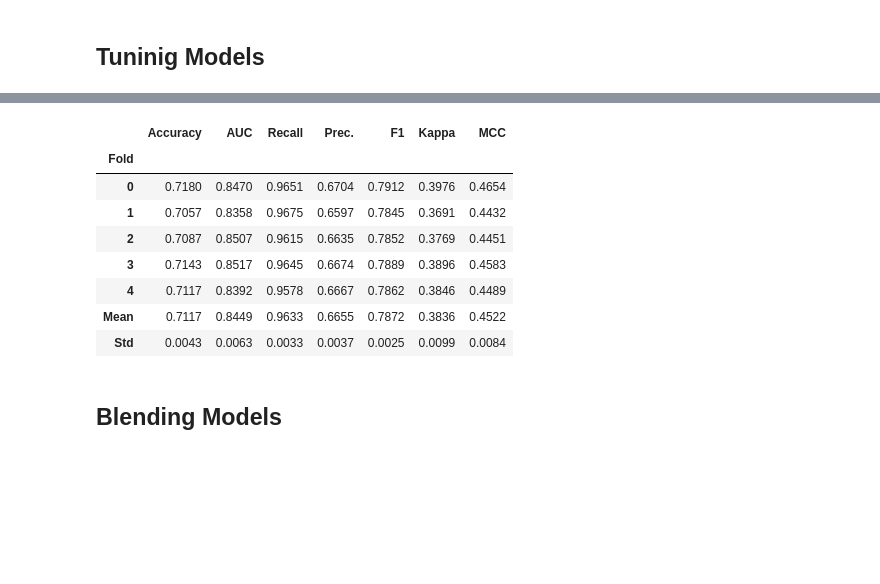
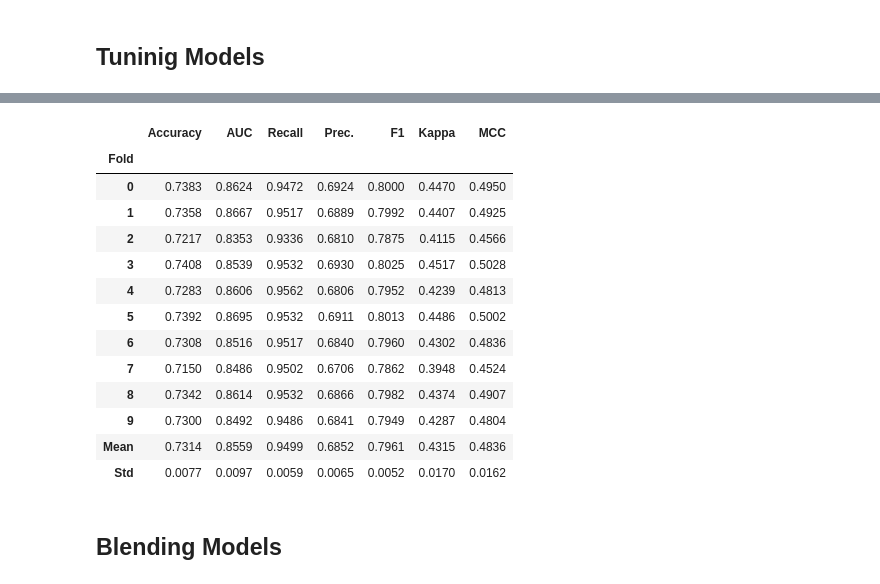
Before and after one commit to Bae-hong-seob/Dacon-SWuniversity-competition, a Jupyter notebook: Dolphin/base_pycaret.ipynb, the cells around one changed output, grey strips where cells are left out. Saved outputs shown, nothing was run; the diff lists cells and outputs as text; code cells hidden in the pictures; blank space fills up the shorter version.

```diff
--- a/Dolphin/base_pycaret.ipynb
+++ b/Dolphin/base_pycaret.ipynb
@@ -738,15 +763,20 @@ model_lgbm = tune_model(model_lgbm, fold=5, optimize = 'AUC', choose_better = Tr
 # %%
-model_xgb = tune_model(model_xgb, fold=5, optimize = 'AUC', choose_better = True)
+model_xgb = tune_model(model_xgb, search_library = 'optuna', optimize = 'AUC')
 # %% [output]
 |  | Accuracy | AUC | Recall | Prec. | F1 | Kappa | MCC |
 | Fold |  |  |  |  |  |  |  |
-| 0 | 0.7180 | 0.8470 | 0.9651 | 0.6704 | 0.7912 | 0.3976 | 0.4654 |
-| 1 | 0.7057 | 0.8358 | 0.9675 | 0.6597 | 0.7845 | 0.3691 | 0.4432 |
-| 2 | 0.7087 | 0.8507 | 0.9615 | 0.6635 | 0.7852 | 0.3769 | 0.4451 |
-| 3 | 0.7143 | 0.8517 | 0.9645 | 0.6674 | 0.7889 | 0.3896 | 0.4583 |
-| 4 | 0.7117 | 0.8392 | 0.9578 | 0.6667 | 0.7862 | 0.3846 | 0.4489 |
-| Mean | 0.7117 | 0.8449 | 0.9633 | 0.6655 | 0.7872 | 0.3836 | 0.4522 |
-| Std | 0.0043 | 0.0063 | 0.0033 | 0.0037 | 0.0025 | 0.0099 | 0.0084 |
+| 0 | 0.7383 | 0.8624 | 0.9472 | 0.6924 | 0.8000 | 0.4470 | 0.4950 |
+| 1 | 0.7358 | 0.8667 | 0.9517 | 0.6889 | 0.7992 | 0.4407 | 0.4925 |
+| 2 | 0.7217 | 0.8353 | 0.9336 | 0.6810 | 0.7875 | 0.4115 | 0.4566 |
+| 3 | 0.7408 | 0.8539 | 0.9532 | 0.6930 | 0.8025 | 0.4517 | 0.5028 |
+| 4 | 0.7283 | 0.8606 | 0.9562 | 0.6806 | 0.7952 | 0.4239 | 0.4813 |
+| 5 | 0.7392 | 0.8695 | 0.9532 | 0.6911 | 0.8013 | 0.4486 | 0.5002 |
+| 6 | 0.7308 | 0.8516 | 0.9517 | 0.6840 | 0.7960 | 0.4302 | 0.4836 |
+| 7 | 0.7150 | 0.8486 | 0.9502 | 0.6706 | 0.7862 | 0.3948 | 0.4524 |
+| 8 | 0.7342 | 0.8614 | 0.9532 | 0.6866 | 0.7982 | 0.4374 | 0.4907 |
+| 9 | 0.7300 | 0.8492 | 0.9486 | 0.6841 | 0.7949 | 0.4287 | 0.4804 |
+| Mean | 0.7314 | 0.8559 | 0.9499 | 0.6852 | 0.7961 | 0.4315 | 0.4836 |
+| Std | 0.0077 | 0.0097 | 0.0059 | 0.0065 | 0.0052 | 0.0170 | 0.0162 |
 # %%
 tuned_models = [model_et, model_rf, model_cat, model_lgbm, model_xgb]
 # %% [markdown]
```
Also changed, not shown: parts of 23 cells of this notebook, 1 other file.
